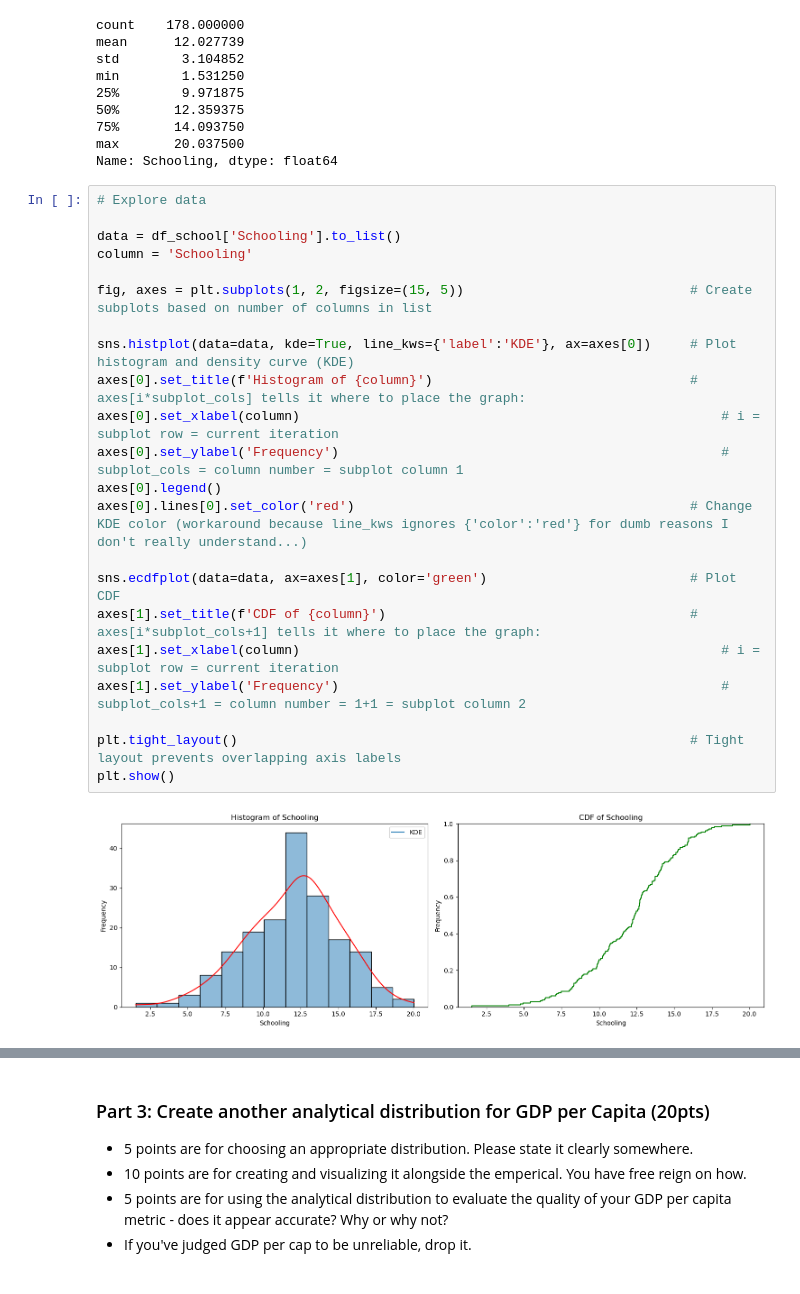
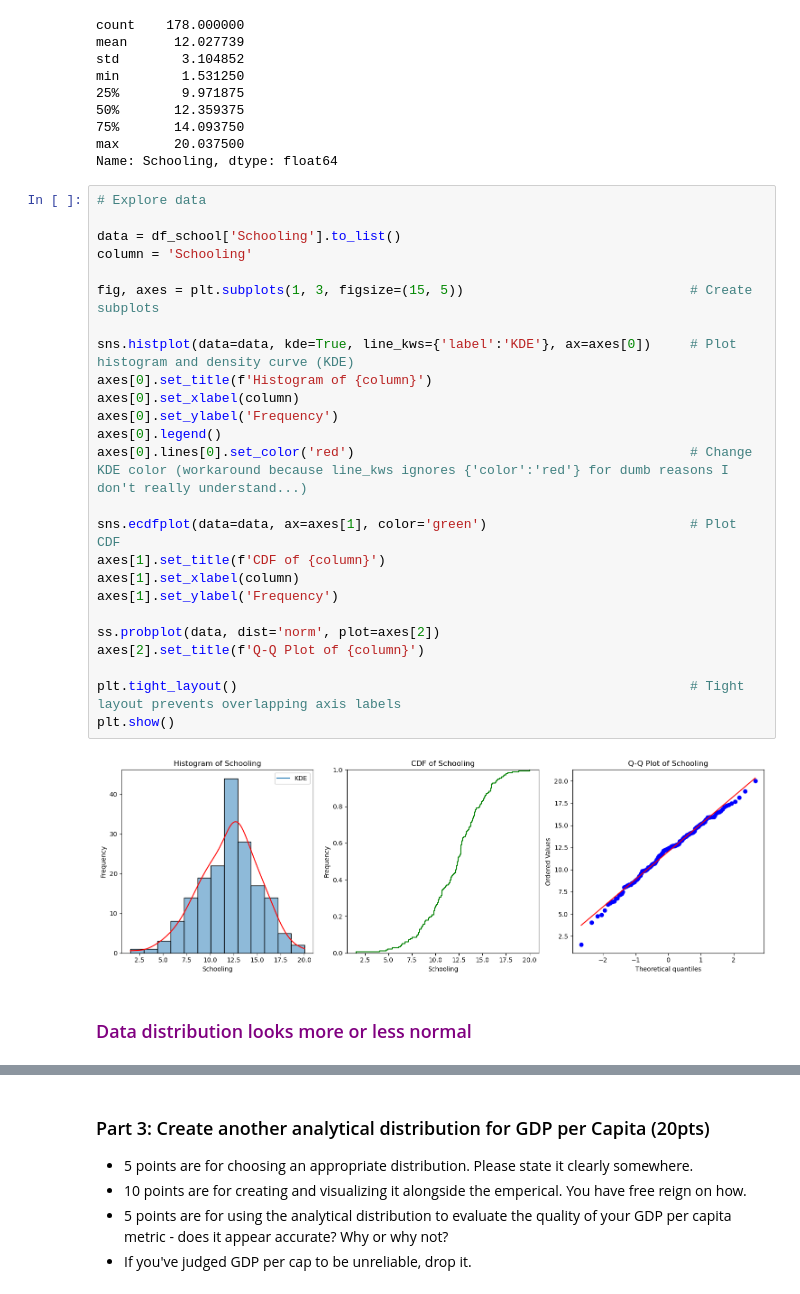
Before and after one commit to AkeemSemperDataScience/data3450-assignment-2-mlsiebold, a Jupyter notebook: START_Asn_2.ipynb, the cells around one changed output, grey strips where cells are left out. Drawn from its saved outputs; the diff is of its cells as text.

```diff
--- a/START_Asn_2.ipynb
+++ b/START_Asn_2.ipynb
@@ -214,26 +214,31 @@ Name: Schooling, dtype: float64
 # %%
 # Explore data
 
 data = df_school['Schooling'].to_list()
 column = 'Schooling'
 
-fig, axes = plt.subplots(1, 2, figsize=(15, 5))                             # Create subplots based on number of columns in list
+fig, axes = plt.subplots(1, 3, figsize=(15, 5))                             # Create subplots
 
 sns.histplot(data=data, kde=True, line_kws={'label':'KDE'}, ax=axes[0])     # Plot histogram and density curve (KDE)
-axes[0].set_title(f'Histogram of {column}')                                 # axes[i*subplot_cols] tells it where to place the graph:
-axes[0].set_xlabel(column)                                                      # i = subplot row = current iteration
-axes[0].set_ylabel('Frequency')                                                 # subplot_cols = column number = subplot column 1
+axes[0].set_title(f'Histogram of {column}')
+axes[0].set_xlabel(column)
+axes[0].set_ylabel('Frequency')
 axes[0].legend()
 axes[0].lines[0].set_color('red')                                           # Change KDE color (workaround because line_kws ignores {'color':'red'} for dumb reasons I don't really understand...)
 
 sns.ecdfplot(data=data, ax=axes[1], color='green')                          # Plot CDF
-axes[1].set_title(f'CDF of {column}')                                       # axes[i*subplot_cols+1] tells it where to place the graph:
-axes[1].set_xlabel(column)                                                      # i = subplot row = current iteration
-axes[1].set_ylabel('Frequency')                                                 # subplot_cols+1 = column number = 1+1 = subplot column 2
+axes[1].set_title(f'CDF of {column}')
+axes[1].set_xlabel(column)
+axes[1].set_ylabel('Frequency')
+
+ss.probplot(data, dist='norm', plot=axes[2])
+axes[2].set_title(f'Q-Q Plot of {column}')
 
 plt.tight_layout()                                                          # Tight layout prevents overlapping axis labels
 plt.show()
 # %% [output]
-[figure, old version]
+[figure, new version]
+# %% [markdown]
+### <span style="color: purple">Data distribution looks more or less normal</span>
 # %%
 #Analytical for Schooling
```
Also changed, not shown: parts of 1 cell of this notebook.
